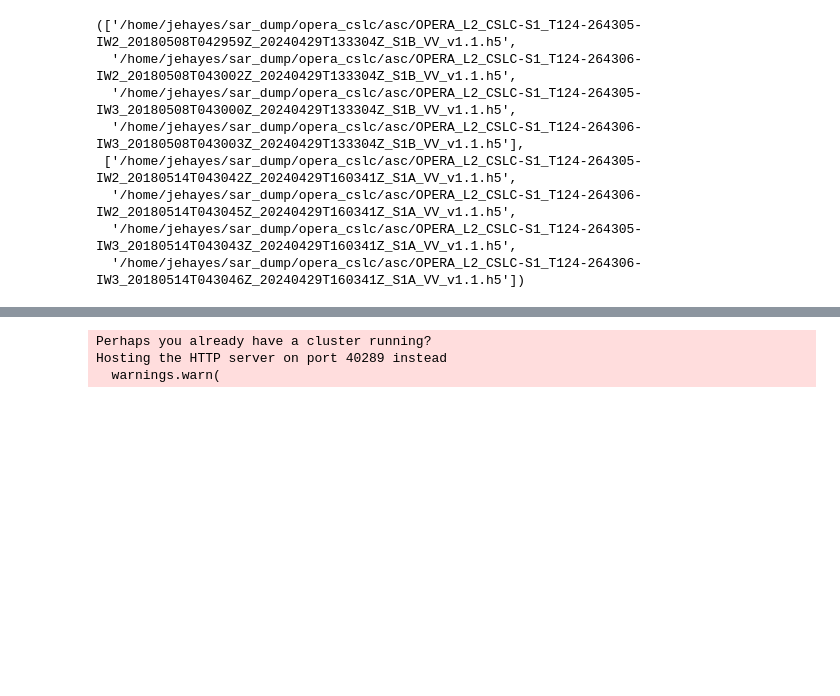
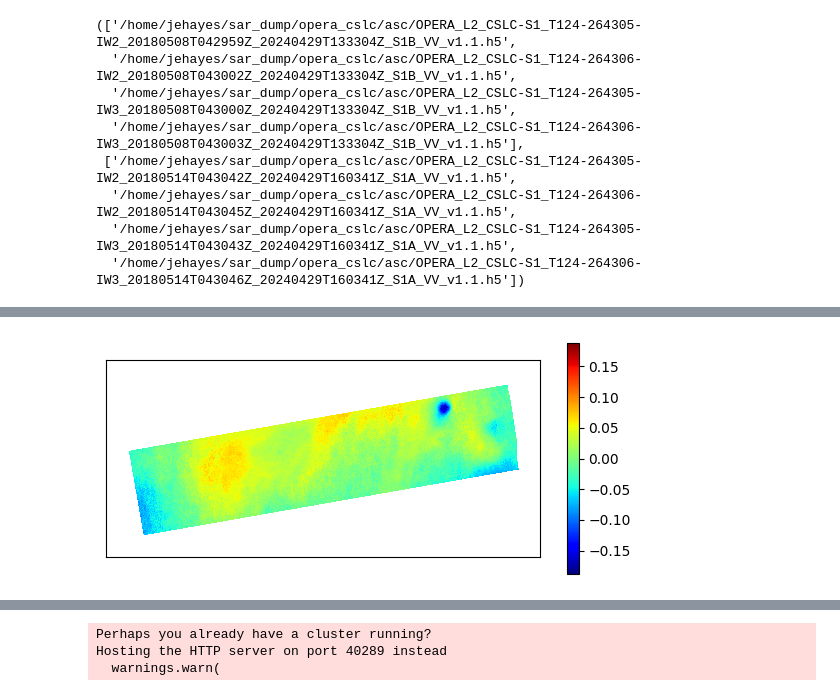
Before and after one commit to Jack-Hayes/sar_dump, a Jupyter notebook: comp_disp_samples.ipynb, the cells around one changed output, grey strips where cells are left out. Cells and saved outputs as stored; diff of their text form; code cells hidden in the pictures; blank space fills up the shorter version.

```diff
--- a/comp_disp_samples.ipynb
+++ b/comp_disp_samples.ipynb
@@ -707,0 +788,18 @@ asc_files_ref, asc_files_sec
+# %%
+# radar wavelength in meters
+with h5py.File(fn_2, 'r') as f:
+    wavelength = f['metadata']['processing_information']['input_burst_metadata']['wavelength'][()]
+# Convert the unwrapped phase (in radians) to displacement (in meters)
+# d = unwrapped_phase * (wavelength / (4*pi))
+da_displacement_los = -unwrapped_da * (wavelength / (4 * np.pi))
+ds_displacement_los = da_displacement_los.to_dataset(name='displacement_los')
+# %%
+f, ax = plt.subplots(figsize=(7,3))
+da_displacement_los.coarsen(x=nx,y=ny, boundary='trim').mean().plot.imshow(cmap='jet', ax=ax)
+ax.set(yticks=[],
+    xticks=[],
+    ylabel="",
+    xlabel="")
+ax.set_aspect('equal')
+# %% [output]
+[figure, added]
```
Also changed, not shown: parts of 14 cells of this notebook, 1 other file.
